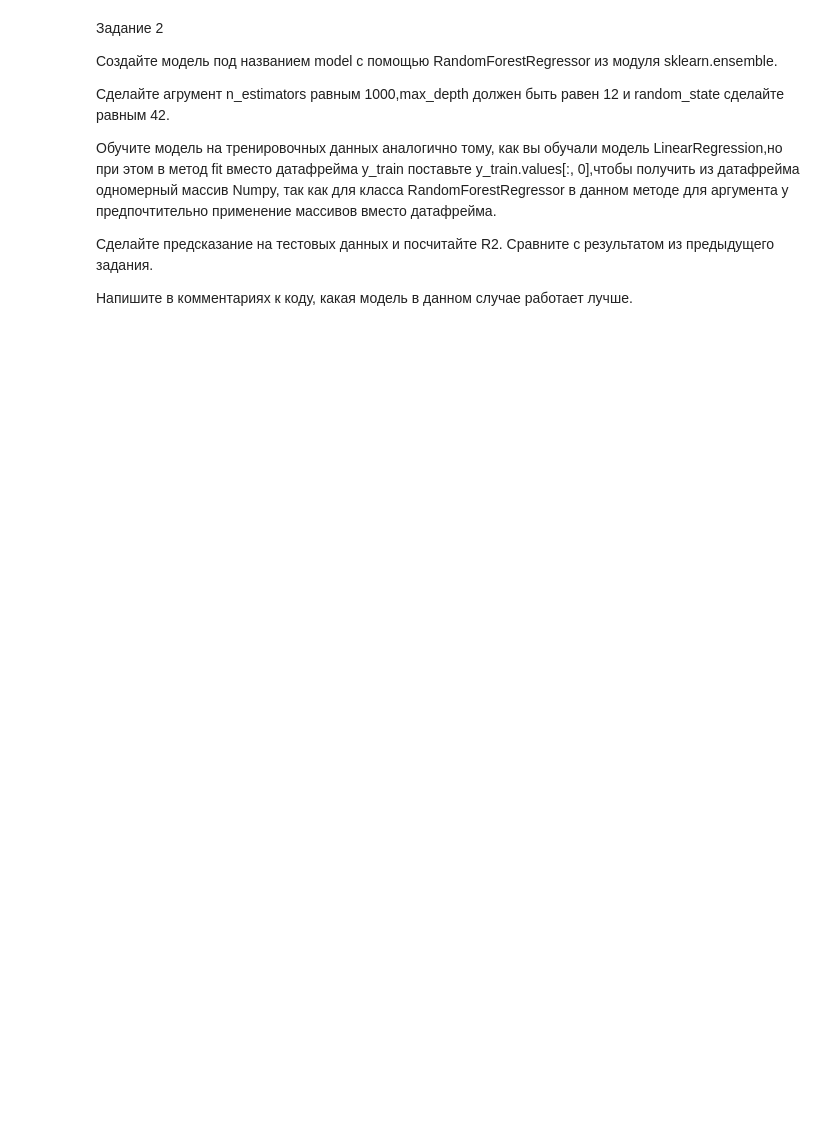
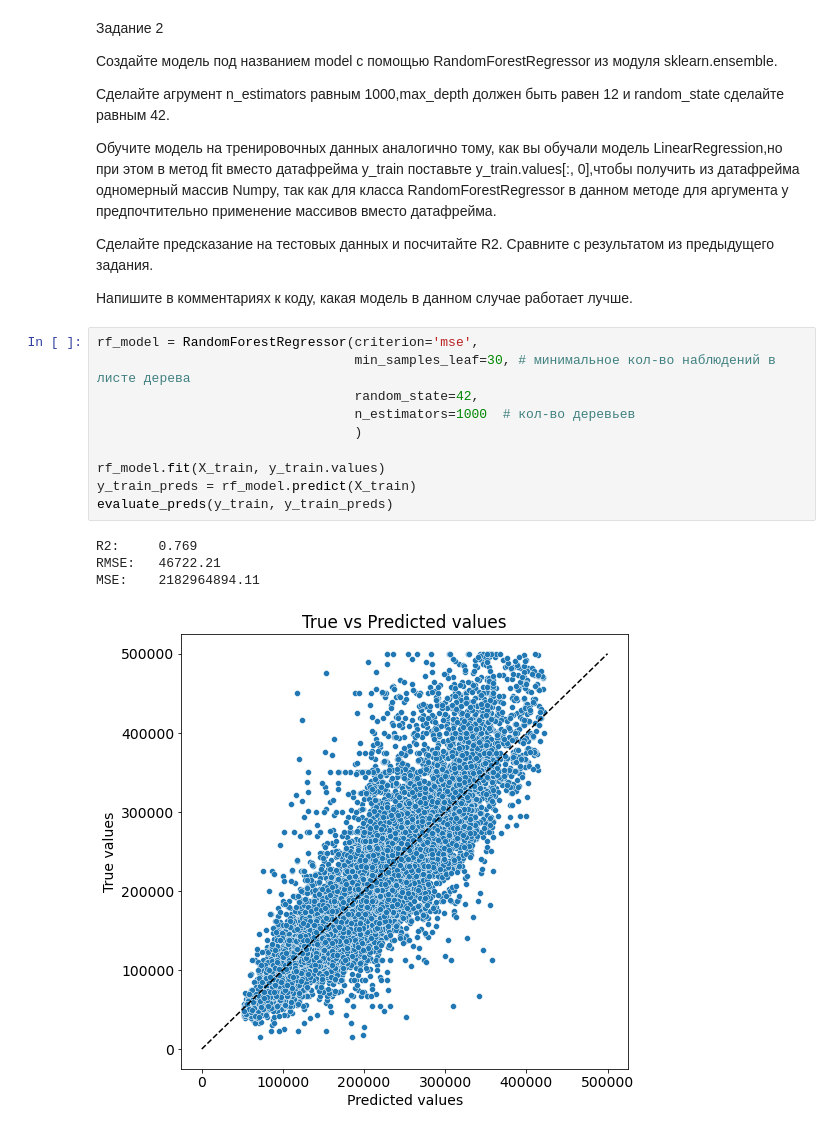
Before and after one commit to vitalspirit/pn_np, a Jupyter notebook: lesson_5 homework.ipynb, the cells around one changed output. Drawn from its saved outputs; the diff is of its cells as text; blank space fills up the shorter version.

```diff
--- a/lesson_5 homework.ipynb
+++ b/lesson_5 homework.ipynb
@@ -213,3 +260,18 @@ mean_squared_error(check_test["y_pred"], check_test["y_test"])
 Сделайте предсказание на тестовых данных и посчитайте R2. Сравните с результатом из предыдущего задания.
 
 Напишите в комментариях к коду, какая модель в данном случае работает лучше.
+# %%
+rf_model = RandomForestRegressor(criterion='mse',
+                                 min_samples_leaf=30, # минимальное кол-во наблюдений в листе дерева
+                                 random_state=42,
+                                 n_estimators=1000  # кол-во деревьев
+                                 )
+
+rf_model.fit(X_train, y_train.values)
+y_train_preds = rf_model.predict(X_train)
+evaluate_preds(y_train, y_train_preds)
+# %% [output]
+R2:     0.769
+RMSE:   46722.21
+MSE:    2182964894.11
+[figure, added]
```
Also changed, not shown: parts of 51 cells of this notebook, 1 other file.
